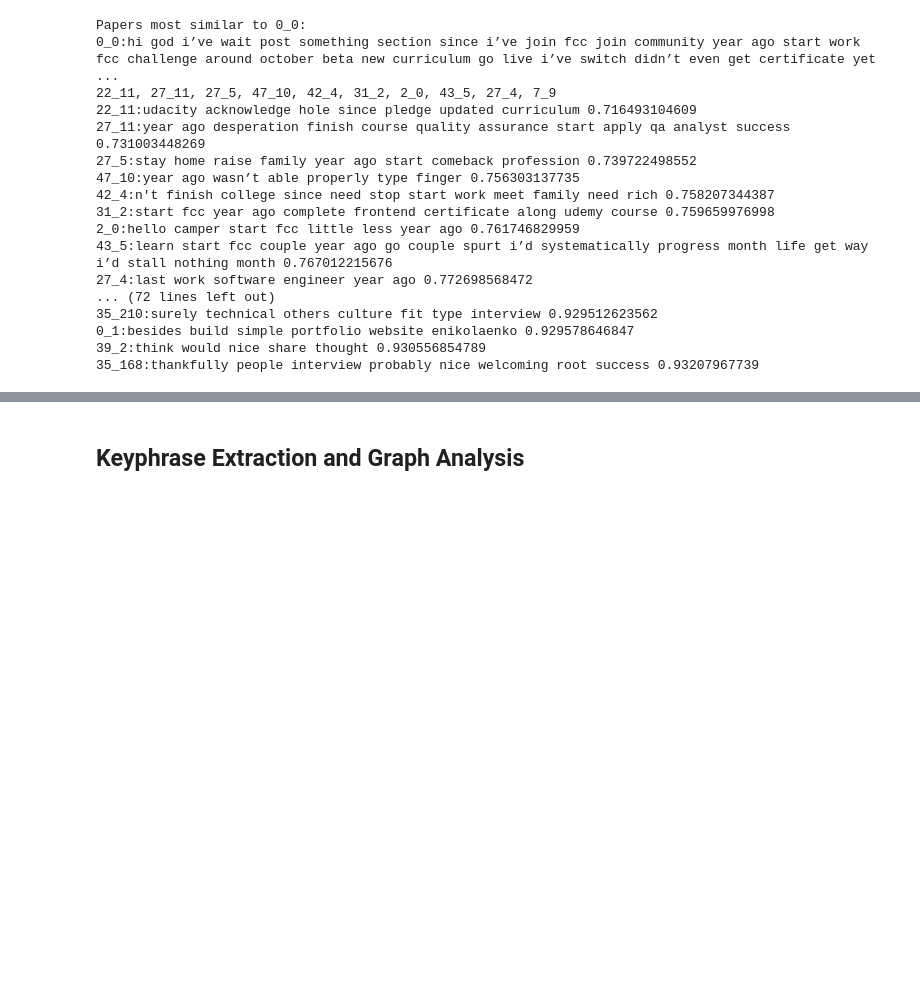
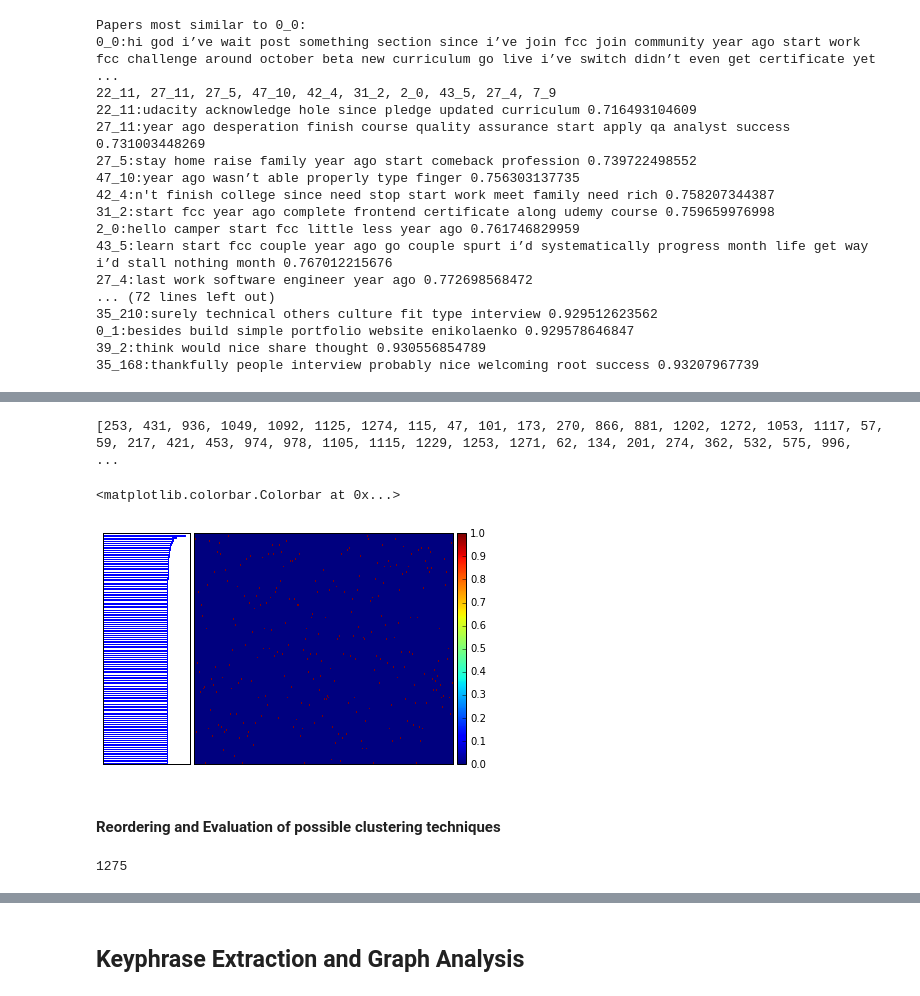
Before and after one commit to evaristoc/textatool, a Jupyter notebook: py/testsANDanalysesNB.ipynb, the cells around one changed output, grey strips where cells are left out. Cells and saved outputs as stored; diff of their text form; code cells hidden in the pictures; blank space fills up the shorter version.

Commit message:
testing topic modelling methods: adding Jupyter notebook

```diff
--- a/py/testsANDanalysesNB.ipynb
+++ b/py/testsANDanalysesNB.ipynb
@@ -991,0 +1309,30 @@ Papers most similar to 0_0:
+# %%
+import scipy.cluster.hierarchy as sch
+import pylab
+# Compute and plot dendrogram.
+fig = pylab.figure()
+axdendro = fig.add_axes([0.09,0.1,0.2,0.8])
+Y = sch.linkage(sortedcdist_df, method='centroid')
+Z = sch.dendrogram(Y, orientation='right')
+axdendro.set_xticks([])
+axdendro.set_yticks([])
+
+# Plot distance matrix.
+axmatrix = fig.add_axes([0.3,0.1,0.6,0.8])
+index = Z['leaves']
+print(index)
+sortedcdist_df = sortedcdist_df.iloc[index,:]
+sortedcdist_df = sortedcdist_df.iloc[:,index]
+im = axmatrix.matshow(sortedcdist_df, aspect='auto', origin='lower')
+axmatrix.set_xticks([])
+axmatrix.set_yticks([])
+
+# Plot colorbar.
+axcolor = fig.add_axes([0.91,0.1,0.02,0.8])
+pylab.colorbar(im, cax=axcolor)
+# %% [output]
+[253, 431, 936, 1049, 1092, 1125, 1274, 115, 47, 101, 173, 270, 866, 881, 1202, 1272, 1053, 1117, 57, 59, 217, 421, 453, 974, 978, 1105, 1115, 1229, 1253, 1271, 62, 134, 201, 274, 362, 532, 575, 996,  ...
+<matplotlib.colorbar.Colorbar at 0x...>
+[figure, added]
+# %% [markdown]
+#### Reordering and Evaluation of possible clustering techniques
@@ -991,0 +1351,4 @@ Papers most similar to 0_0:
+# %%
+len(dictsts.keys())
+# %% [output]
+1275
```
Also changed, not shown: parts of 63 cells of this notebook.
